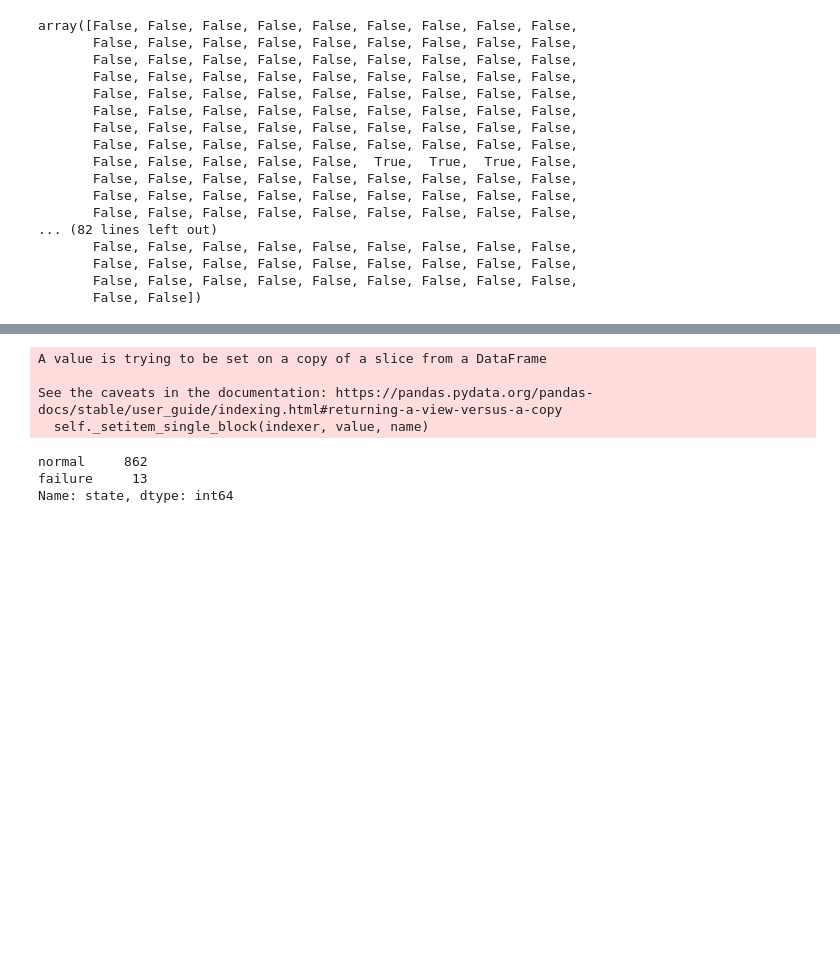
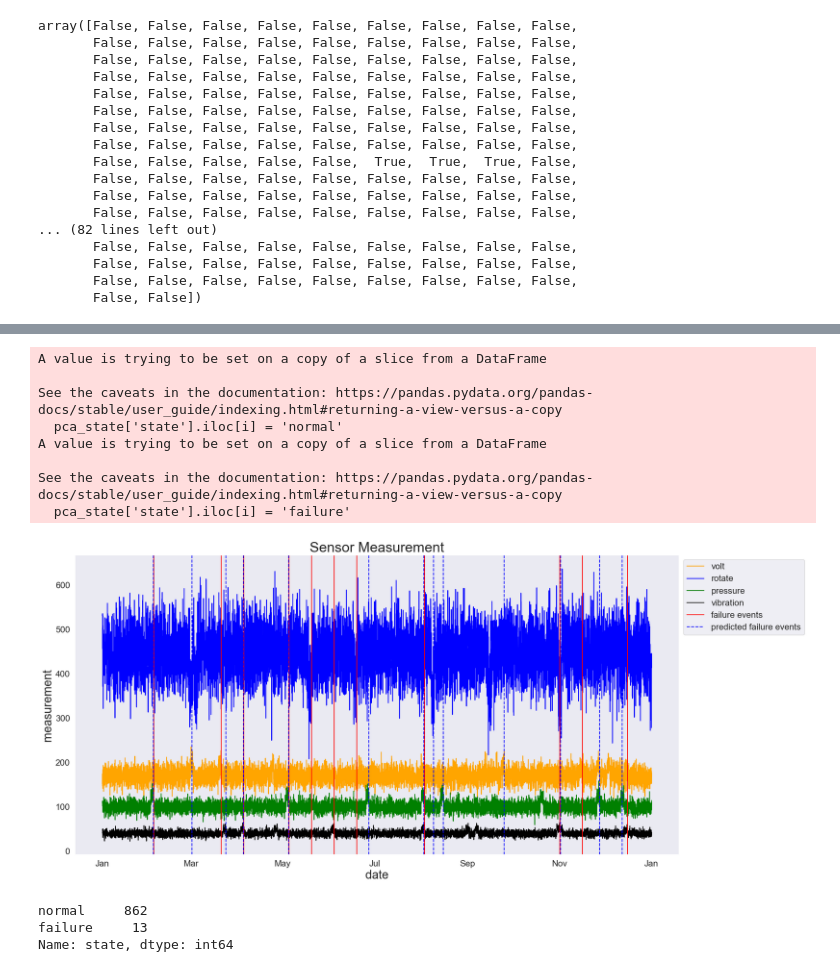
Before and after one commit to VGuoGavin/Anomaly_Detect-Forecast, a Jupyter notebook: CEG503.ipynb, the cells around one changed output, grey strips where cells are left out. Saved outputs shown, nothing was run; the diff lists cells and outputs as text; code cells hidden in the pictures; blank space fills up the shorter version.

```diff
--- a/CEG503.ipynb
+++ b/CEG503.ipynb
@@ -474,17 +496,30 @@ array([False, False, False, False, False, False, False, False, False,
 # %%
 X_all['state'] = 'normal'
+fail_pca = pd.DataFrame()
 for i in range(len(distance_all)):
     if distance_all[i]<=threshold:
         pca_state['state'].iloc[i] = 'normal'
-        #X_all['state'].iloc[i] = 'normal'  #应该拿真的结果
+        #X_all['state'].iloc[i] = 'normal'
     else:
         pca_state['state'].iloc[i] = 'failure'
+
         #X_all['state'].iloc[i] = 'failure'
+
+fail_pca['datetime'] = pd.to_datetime(pca_state[pca_state['state']=='failure']['datetime'])  #fail_dt[fail_dt['datetime'] <= train_tp]
+fail_pca = fail_pca.reset_index(drop=True)
 # %% [output]
 A value is trying to be set on a copy of a slice from a DataFrame
 
 See the caveats in the documentation: https://pandas.pydata.org/pandas-docs/stable/user_guide/indexing.html#returning-a-view-versus-a-copy
-  self._setitem_single_block(indexer, value, name)
+  pca_state['state'].iloc[i] = 'normal'
+A value is trying to be set on a copy of a slice from a DataFrame
+
+See the caveats in the documentation: https://pandas.pydata.org/pandas-docs/stable/user_guide/indexing.html#returning-a-view-versus-a-copy
+  pca_state['state'].iloc[i] = 'failure'
+# %%
+plot_diagnostic_data(sen_data, fail_dt, fail_pca)
+# %% [output]
+[figure, added]
 # %%
 pca_state['state'].value_counts()
 # %% [output]
```
Also changed, not shown: parts of 37 cells of this notebook, 1 other file.
